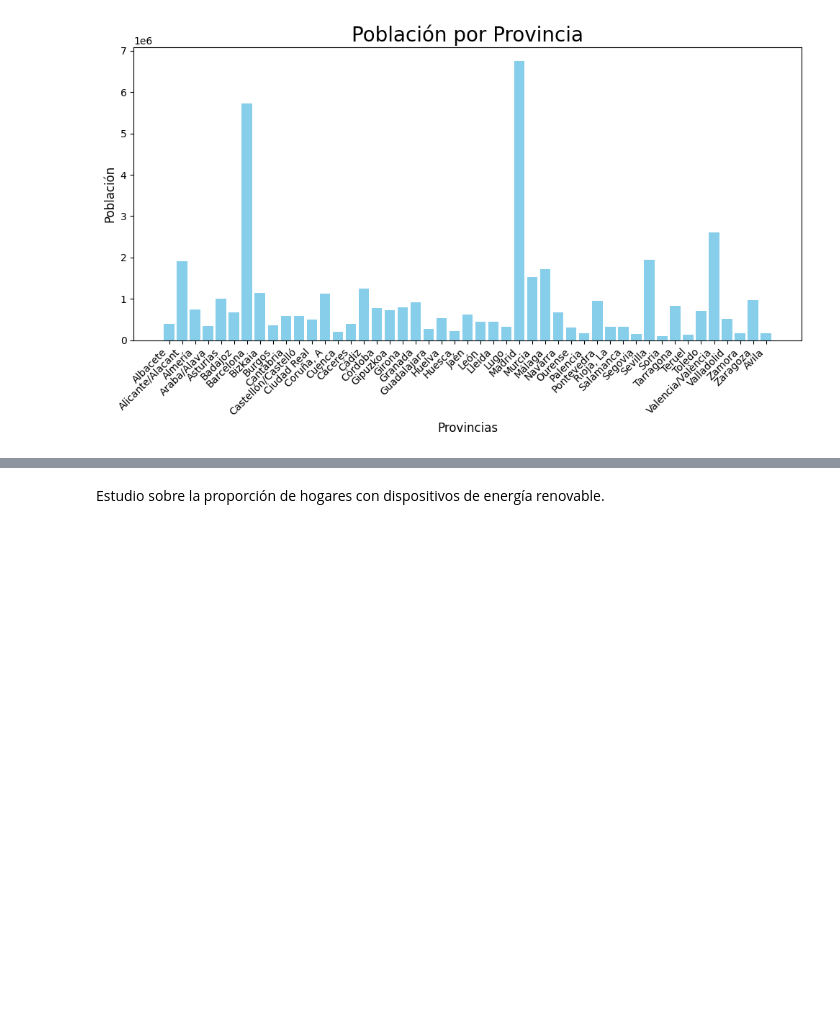
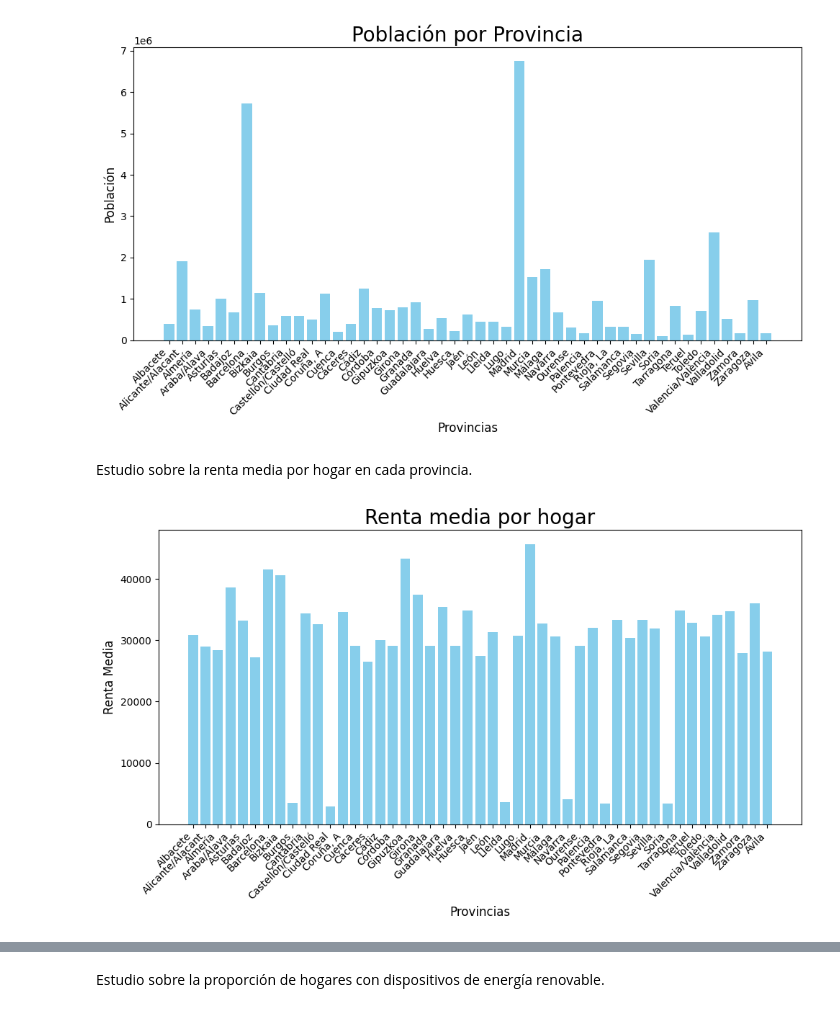
Before and after one commit to elena-17/DataMining-24-25, a Jupyter notebook: src/data_card_1_processing.ipynb, the cells around one changed output, grey strips where cells are left out. Drawn from its saved outputs; the diff is of its cells as text; code cells hidden in the pictures; blank space fills up the shorter version.

```diff
--- a/src/data_card_1_processing.ipynb
+++ b/src/data_card_1_processing.ipynb
@@ -311,3 +349,23 @@ plt.tight_layout()
 plt.show()
 # %% [output]
 [figure]
+# %% [markdown]
+Estudio sobre la renta media por hogar en cada provincia.
+# %%
+df = pd.DataFrame(data_card_1_df)
+
+# Crear el gráfico de barras
+plt.figure(figsize=(10, 6))  # Tamaño del gráfico
+plt.bar(df["Provincias"], df["Renta media por hogar"], color='skyblue')
+
+# Agregar títulos y etiquetas
+plt.title("Renta media por hogar", fontsize=20)
+plt.xlabel("Provincias", fontsize=12)
+plt.ylabel("Renta Media", fontsize=12)
+plt.xticks(rotation=45, ha='right')  # Rotar etiquetas si son largas
+
+# Mostrar el gráfico
+plt.tight_layout()
+plt.show()
+# %% [output]
+[figure, added]
```
Also changed, not shown: parts of 14 cells of this notebook, 1 other file.
